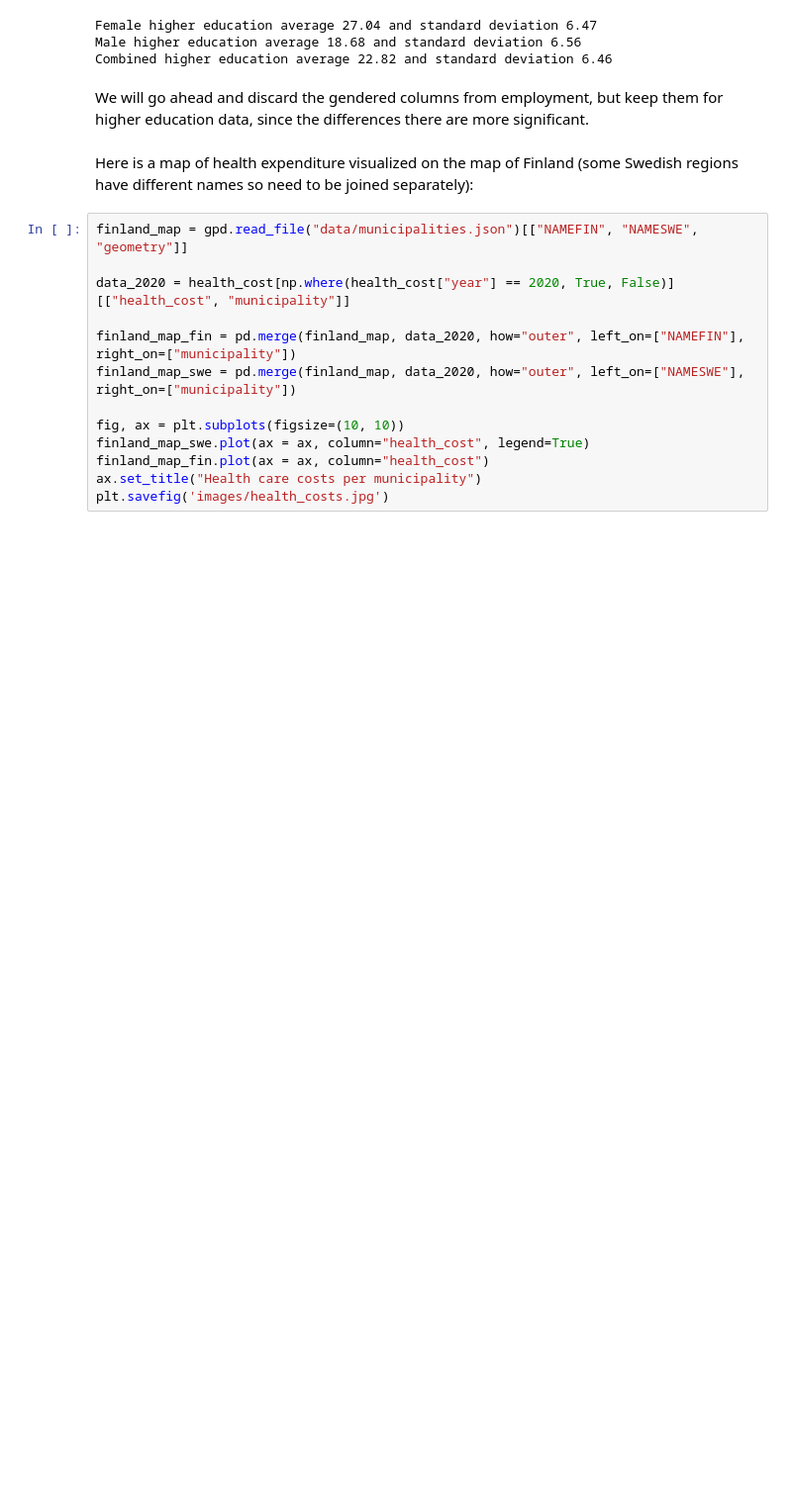
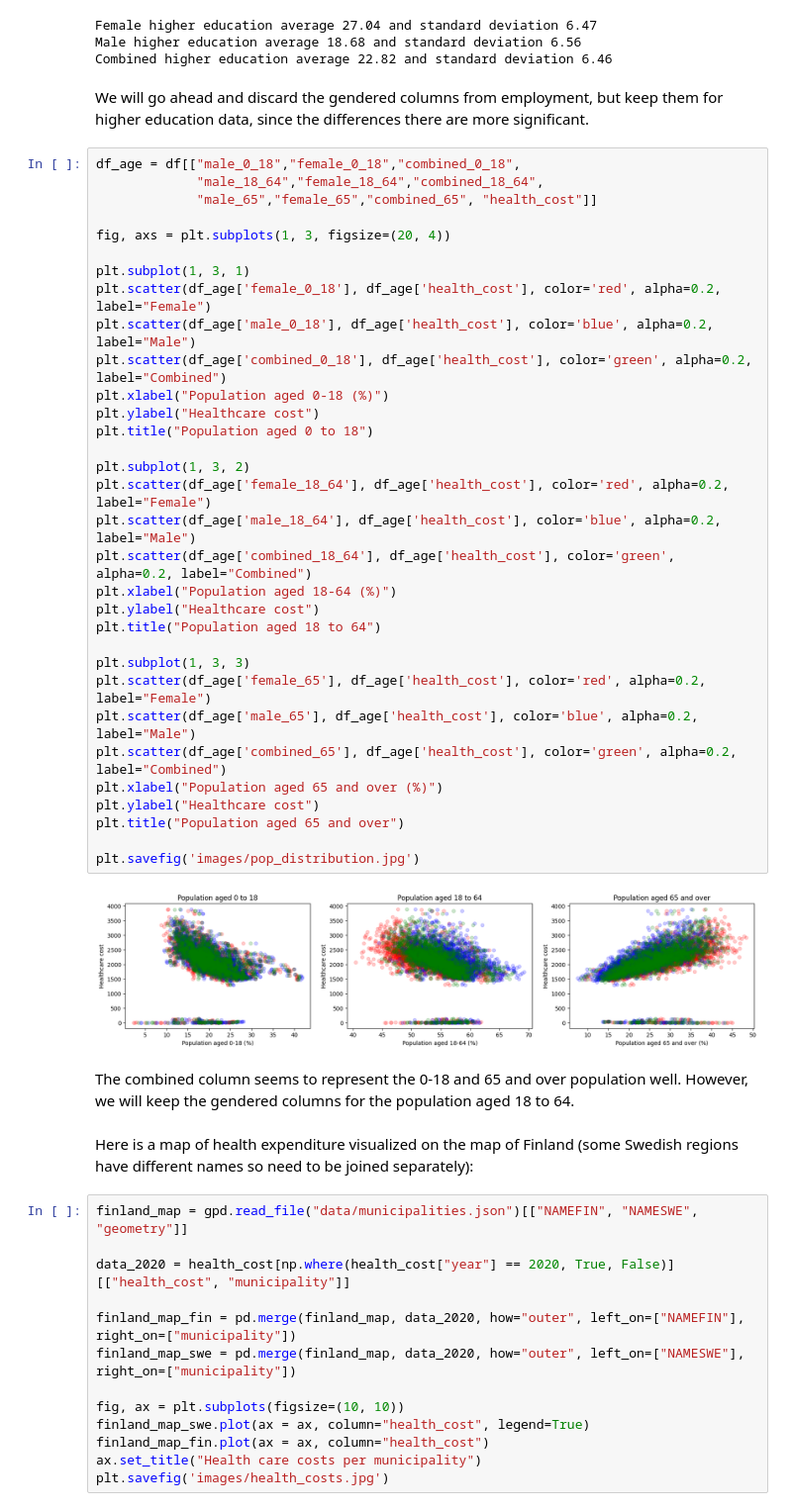
Before and after one commit to AnnaKuokkanen/DataScienceIntro, a Jupyter notebook: intro_to_data_project.ipynb, the cells around one changed output. Shown at 99% size. Saved outputs shown, nothing was run; the diff lists cells and outputs as text; blank space fills up the shorter version.

Commit message:
Add new plot

```diff
--- a/intro_to_data_project.ipynb
+++ b/intro_to_data_project.ipynb
@@ -325,6 +325,42 @@ Male higher education average 18.68 and standard deviation 6.56
 Combined higher education average 22.82 and standard deviation 6.46
 # %% [markdown]
 We will go ahead and discard the gendered columns from employment, but keep them for higher education data, since the differences there are more significant.
+# %%
+df_age = df[["male_0_18","female_0_18","combined_0_18",
+             "male_18_64","female_18_64","combined_18_64",
+             "male_65","female_65","combined_65", "health_cost"]]
+
+fig, axs = plt.subplots(1, 3, figsize=(20, 4))
+
+plt.subplot(1, 3, 1)
+plt.scatter(df_age['female_0_18'], df_age['health_cost'], color='red', alpha=0.2, label="Female")
+plt.scatter(df_age['male_0_18'], df_age['health_cost'], color='blue', alpha=0.2, label="Male")
+plt.scatter(df_age['combined_0_18'], df_age['health_cost'], color='green', alpha=0.2, label="Combined")
+plt.xlabel("Population aged 0-18 (%)")
+plt.ylabel("Healthcare cost")
+plt.title("Population aged 0 to 18")
+
+plt.subplot(1, 3, 2)
+plt.scatter(df_age['female_18_64'], df_age['health_cost'], color='red', alpha=0.2, label="Female")
+plt.scatter(df_age['male_18_64'], df_age['health_cost'], color='blue', alpha=0.2, label="Male")
+plt.scatter(df_age['combined_18_64'], df_age['health_cost'], color='green', alpha=0.2, label="Combined")
+plt.xlabel("Population aged 18-64 (%)")
+plt.ylabel("Healthcare cost")
+plt.title("Population aged 18 to 64")
+
+plt.subplot(1, 3, 3)
+plt.scatter(df_age['female_65'], df_age['health_cost'], color='red', alpha=0.2, label="Female")
+plt.scatter(df_age['male_65'], df_age['health_cost'], color='blue', alpha=0.2, label="Male")
+plt.scatter(df_age['combined_65'], df_age['health_cost'], color='green', alpha=0.2, label="Combined")
+plt.xlabel("Population aged 65 and over (%)")
+plt.ylabel("Healthcare cost")
+plt.title("Population aged 65 and over")
+
+plt.savefig('images/pop_distribution.jpg')
+# %% [output]
+[figure, added]
+# %% [markdown]
+The combined column seems to represent the 0-18 and 65 and over population well. However, we will keep the gendered columns for the population aged 18 to 64.
 # %% [markdown]
 Here is a map of health expenditure visualized on the map of Finland (some Swedish regions have different names so need to be joined separately):
 # %%
```
Also changed, not shown: 1 other file.
